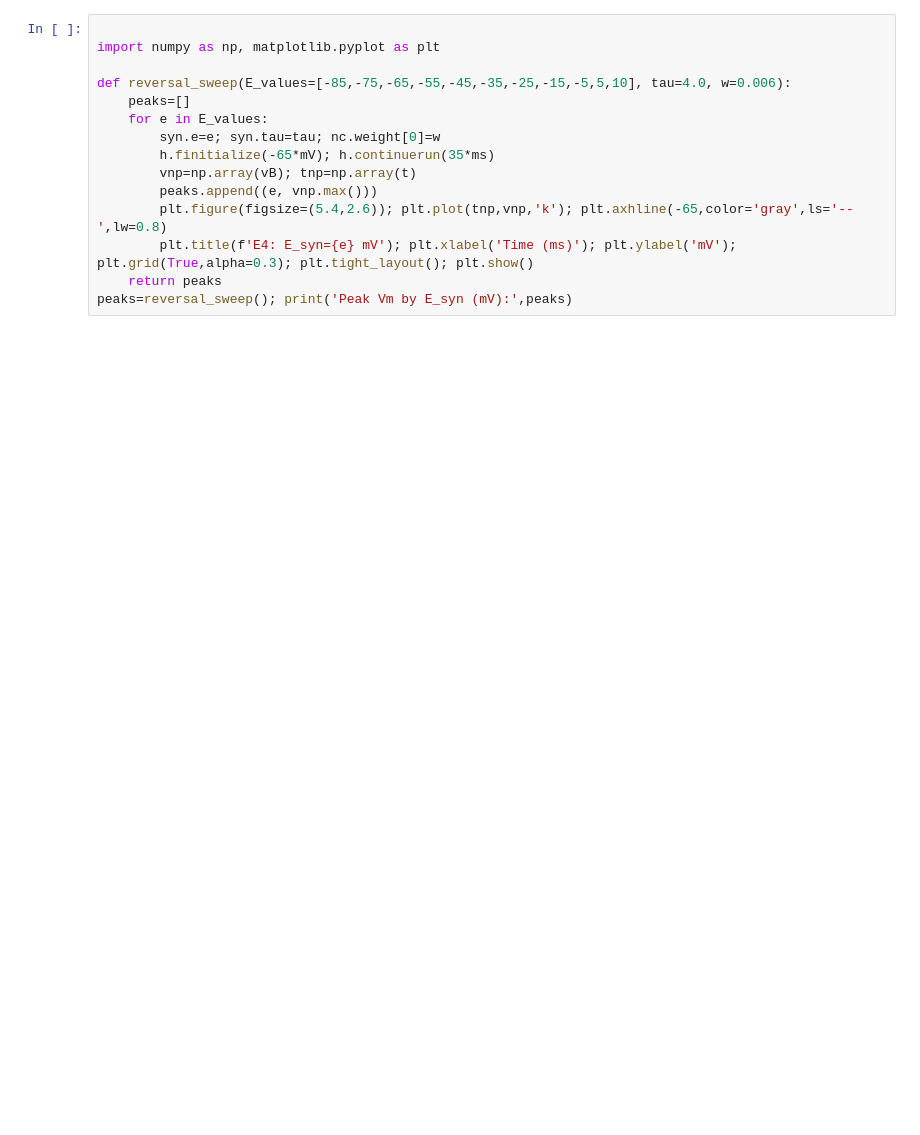
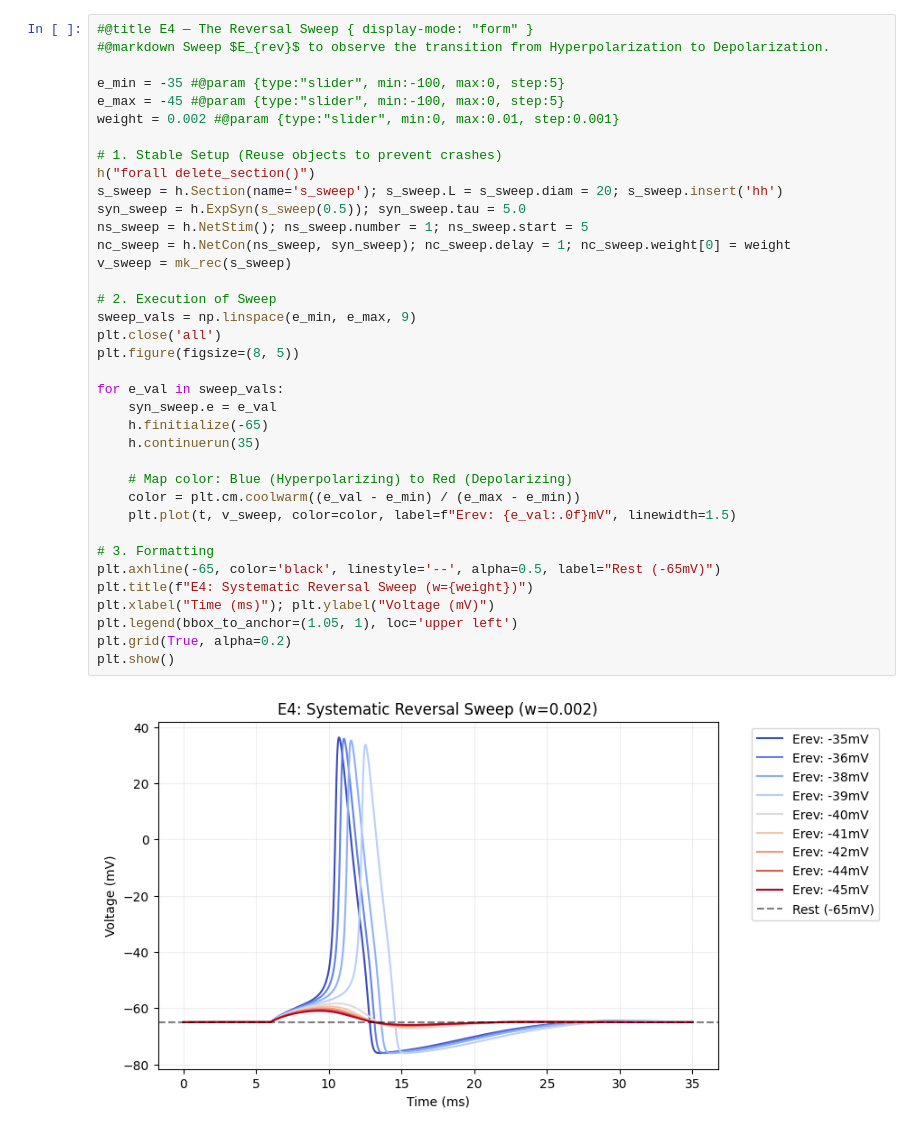
Before and after one commit to cyneuro/Chapter_Colabs, a Jupyter notebook: Colab_E.ipynb, the cells around one changed output. Drawn from its saved outputs; the diff is of its cells as text; blank space fills up the shorter version.

```diff
--- a/Colab_E.ipynb
+++ b/Colab_E.ipynb
@@ -261,15 +359,39 @@ Provide a two-sentence explanation of shunting inhibition using the synaptic cur
 # %%
+#@title E4 — The Reversal Sweep { display-mode: "form" }
+#@markdown Sweep $E_{rev}$ to observe the transition from Hyperpolarization to Depolarization.
 
-import numpy as np, matplotlib.pyplot as plt
+e_min = -35 #@param {type:"slider", min:-100, max:0, step:5}
+e_max = -45 #@param {type:"slider", min:-100, max:0, step:5}
+weight = 0.002 #@param {type:"slider", min:0, max:0.01, step:0.001}
 
-def reversal_sweep(E_values=[-85,-75,-65,-55,-45,-35,-25,-15,-5,5,10], tau=4.0, w=0.006):
-    peaks=[]
-    for e in E_values:
-        syn.e=e; syn.tau=tau; nc.weight[0]=w
-        h.finitialize(-65*mV); h.continuerun(35*ms)
-        vnp=np.array(vB); tnp=np.array(t)
-        peaks.append((e, vnp.max()))
-        plt.figure(figsize=(5.4,2.6)); plt.plot(tnp,vnp,'k'); plt.axhline(-65,color='gray',ls='--',lw=0.8)
-        plt.title(f'E4: E_syn={e} mV'); plt.xlabel('Time (ms)'); plt.ylabel('mV'); plt.grid(True,alpha=0.3); plt.tight_layout(); plt.show()
-    return peaks
-peaks=reversal_sweep(); print('Peak Vm by E_syn (mV):',peaks)
+# 1. Stable Setup (Reuse objects to prevent crashes)
+h("forall delete_section()")
+s_sweep = h.Section(name='s_sweep'); s_sweep.L = s_sweep.diam = 20; s_sweep.insert('hh')
+syn_sweep = h.ExpSyn(s_sweep(0.5)); syn_sweep.tau = 5.0
+ns_sweep = h.NetStim(); ns_sweep.number = 1; ns_sweep.start = 5
+nc_sweep = h.NetCon(ns_sweep, syn_sweep); nc_sweep.delay = 1; nc_sweep.weight[0] = weight
+v_sweep = mk_rec(s_sweep)
+
+# 2. Execution of Sweep
+sweep_vals = np.linspace(e_min, e_max, 9)
+plt.close('all')
+plt.figure(figsize=(8, 5))
+
+for e_val in sweep_vals:
+    syn_sweep.e = e_val
+    h.finitialize(-65)
+    h.continuerun(35)
+
+    # Map color: Blue (Hyperpolarizing) to Red (Depolarizing)
+    color = plt.cm.coolwarm((e_val - e_min) / (e_max - e_min))
+    plt.plot(t, v_sweep, color=color, label=f"Erev: {e_val:.0f}mV", linewidth=1.5)
+
+# 3. Formatting
+plt.axhline(-65, color='black', linestyle='--', alpha=0.5, label="Rest (-65mV)")
+plt.title(f"E4: Systematic Reversal Sweep (w={weight})")
+plt.xlabel("Time (ms)"); plt.ylabel("Voltage (mV)")
+plt.legend(bbox_to_anchor=(1.05, 1), loc='upper left')
+plt.grid(True, alpha=0.2)
+plt.show()
+# %% [output]
+[figure, added]
```
Also changed, not shown: parts of 37 cells of this notebook, 3 other files.
